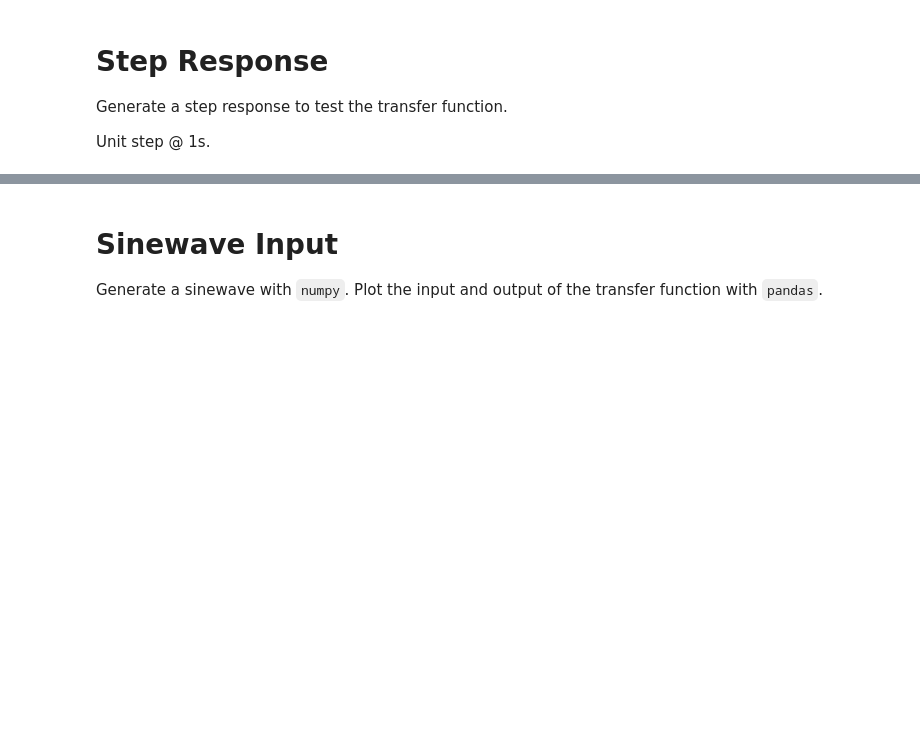
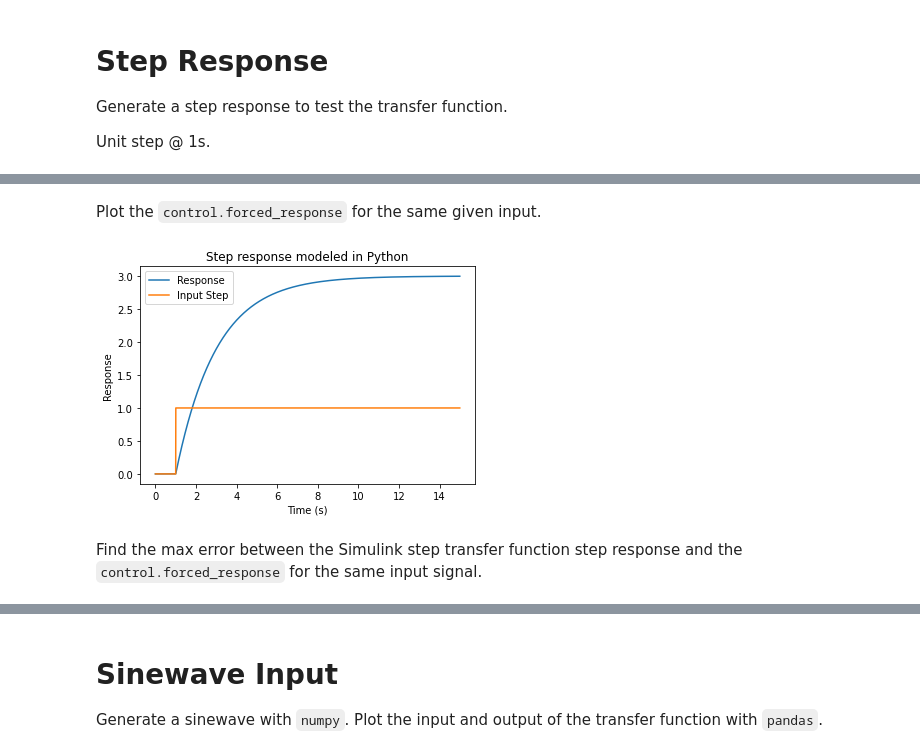
Before and after one commit to dapperfu/Python-Simulink, a Jupyter notebook: Example2/discrete_tf.ipynb, the cells around one changed output, grey strips where cells are left out. Saved outputs shown, nothing was run; the diff lists cells and outputs as text; code cells hidden in the pictures; blank space fills up the shorter version.

````diff
--- a/Example2/discrete_tf.ipynb
+++ b/Example2/discrete_tf.ipynb
@@ -141,10 +166,16 @@ df.plot(x='time', y=["input", "output"])
+# %% [markdown]
+Plot the ```control.forced_response``` for the same given input.
 # %%
-T, yout, xout = control.forced_response(sysd, df.time, df.input)
+T, yout = control.forced_response(sysd, df.time, df.input)
 
 plt.plot(T, yout, T, df.input)
-plt.legend(["Y", "U"])
+plt.legend(["Response", "Input Step"])
 plt.xlabel("Time (s)")
 plt.ylabel("Response")
-plt.title("Step response modeled in Python")
+plt.title("Step response modeled in Python");
+# %% [output]
+[figure, added]
+# %% [markdown]
+Find the max error between the Simulink step transfer function step response and the `control.forced_response` for the same input signal.
 # %%
 # Max error
````
Also changed, not shown: parts of 26 cells of this notebook, 7 other files.
